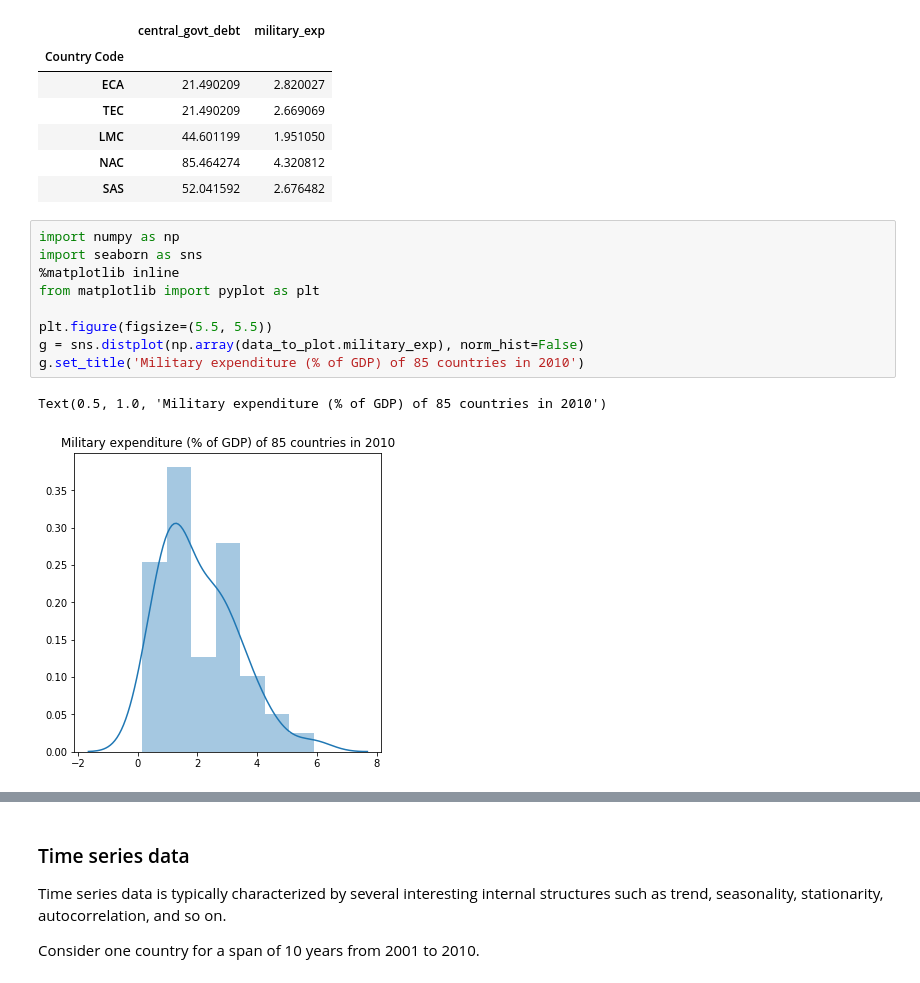
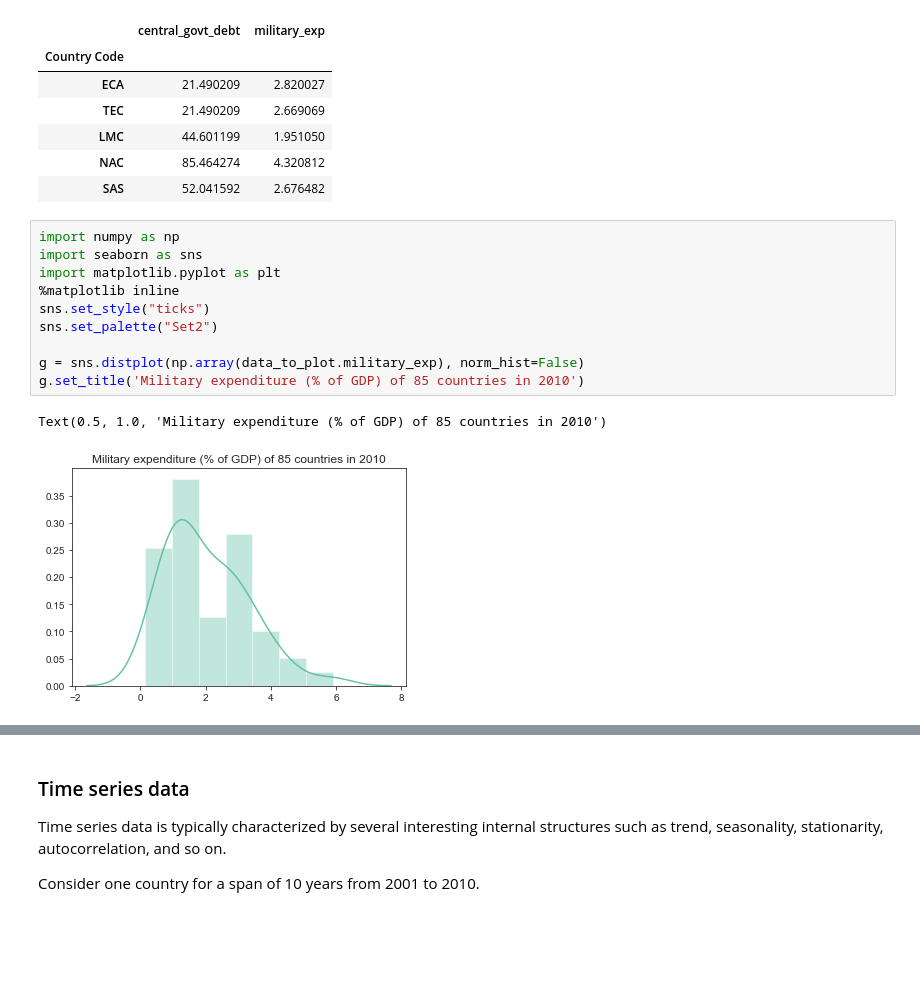
Before and after one commit to type-null/Time-Series-Analysis, a Jupyter notebook: 1-Introduction-to-Time-Series.ipynb, the cells around one changed output, grey strips where cells are left out. Saved outputs shown, nothing was run; the diff lists cells and outputs as text; blank space fills up the shorter version.

```diff
--- a/1-Introduction-to-Time-Series.ipynb
+++ b/1-Introduction-to-Time-Series.ipynb
@@ -69,15 +69,16 @@ data_to_plot.head()
 # %%
 import numpy as np
 import seaborn as sns
+import matplotlib.pyplot as plt
 %matplotlib inline
-from matplotlib import pyplot as plt
+sns.set_style("ticks")
+sns.set_palette("Set2")
 
-plt.figure(figsize=(5.5, 5.5))
 g = sns.distplot(np.array(data_to_plot.military_exp), norm_hist=False)
 g.set_title('Military expenditure (% of GDP) of 85 countries in 2010')
 # %% [output]
 Text(0.5, 1.0, 'Military expenditure (% of GDP) of 85 countries in 2010')
-[figure, old version]
+[figure, new version]
 # %%
 # Explore joint distribution with kernel density plots
 # no clear correlation between the two, except may be for lower values
```
Also changed, not shown: parts of 22 cells of this notebook, 2 other files.
